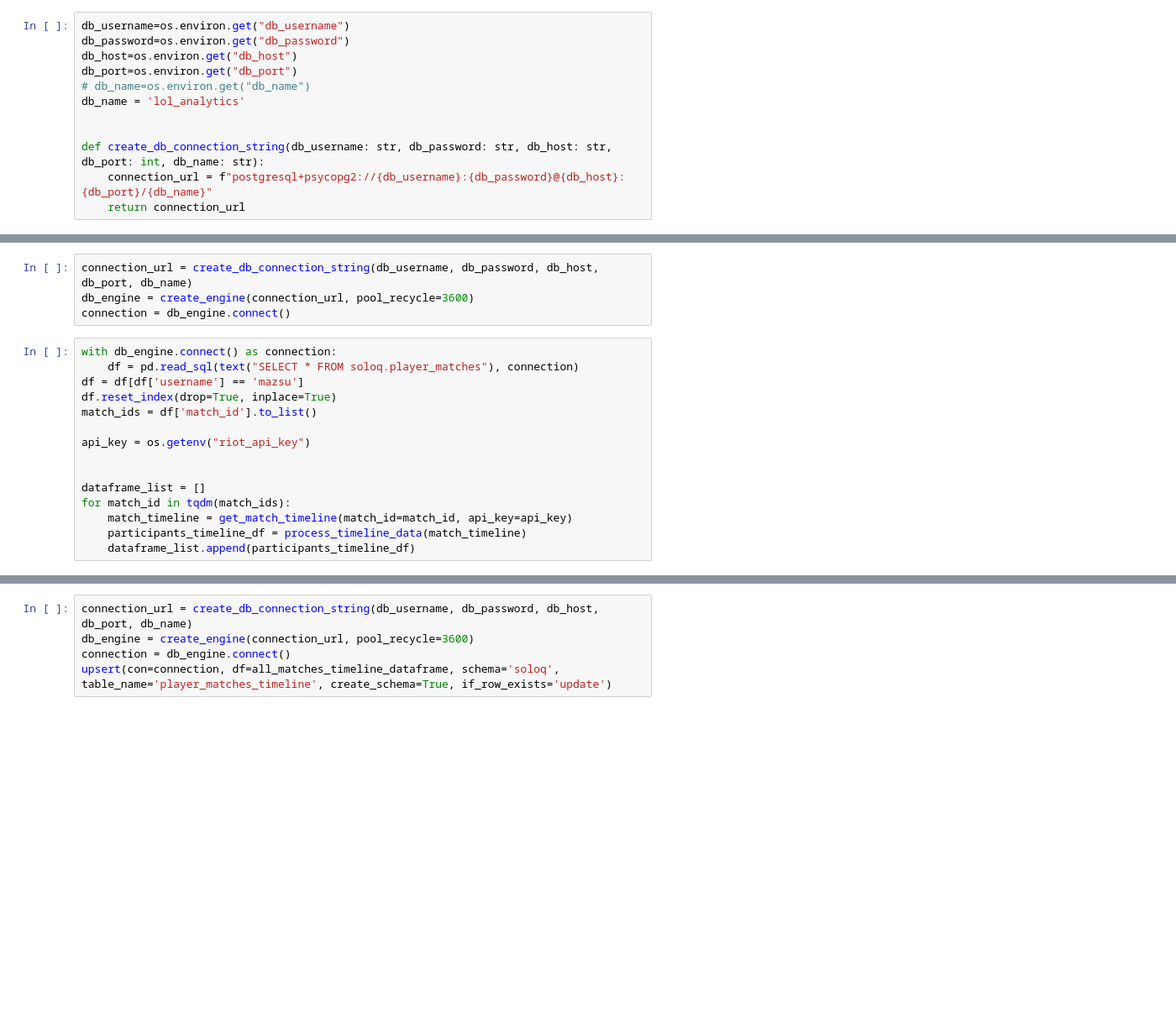
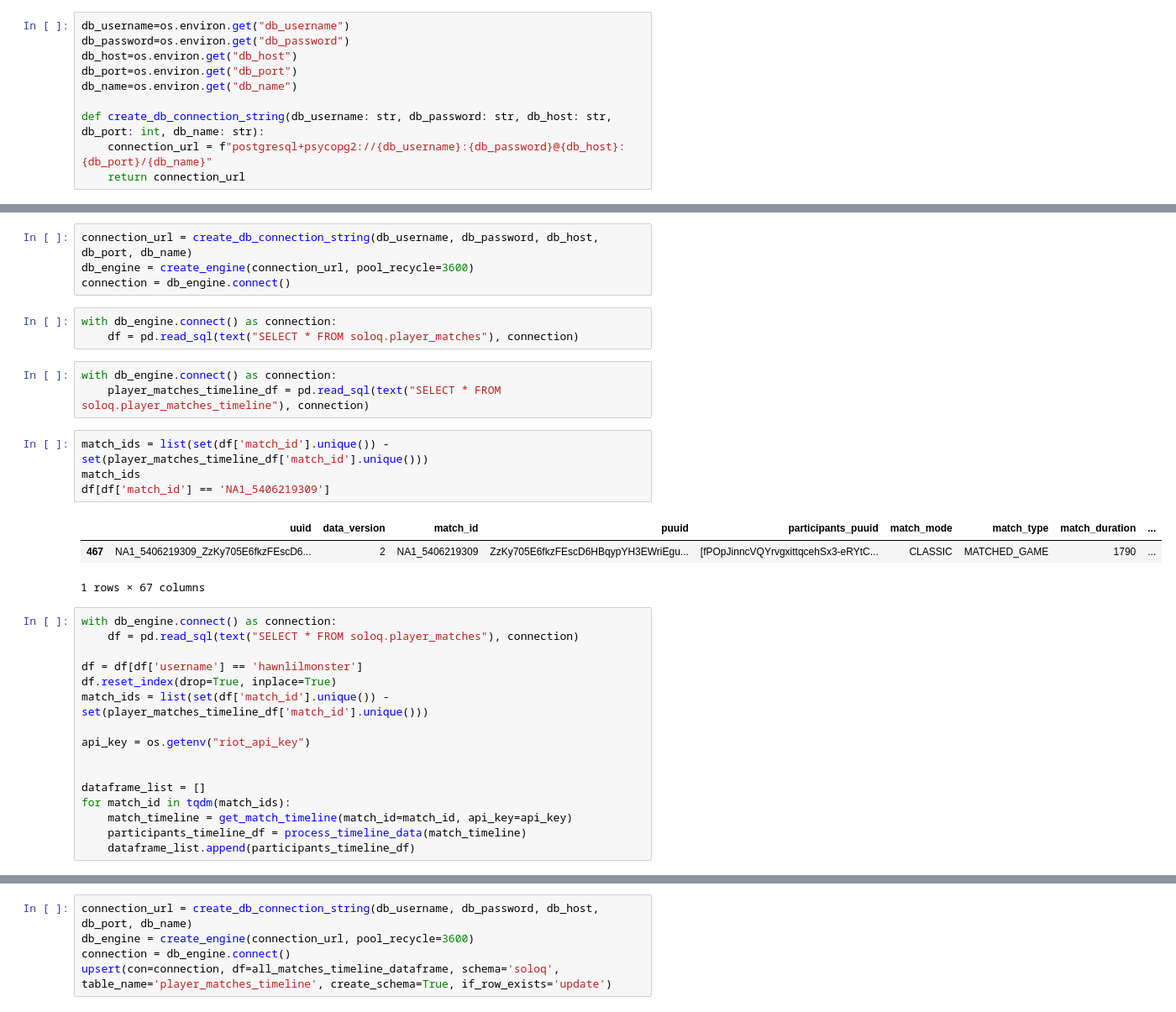
Before and after one commit to Brian-D-Dang/riot-spreadsheet-automator, a Jupyter notebook: match-timeline.ipynb, the cells around one changed output, grey strips where cells are left out. Shown at 84% size. Cells and saved outputs as stored; diff of their text form; blank space fills up the shorter version.

```diff
--- a/match-timeline.ipynb
+++ b/match-timeline.ipynb
@@ -19,9 +19,7 @@ db_username=os.environ.get("db_username")
 db_password=os.environ.get("db_password")
 db_host=os.environ.get("db_host")
 db_port=os.environ.get("db_port")
-# db_name=os.environ.get("db_name")
-db_name = 'lol_analytics'
-
+db_name=os.environ.get("db_name")
 
 def create_db_connection_string(db_username: str, db_password: str, db_host: str, db_port: int, db_name: str):
     connection_url = f"postgresql+psycopg2://{db_username}:{db_password}@{db_host}:{db_port}/{db_name}"
@@ -96,12 +85,27 @@ def process_timeline_data(match_timeline):
 connection_url = create_db_connection_string(db_username, db_password, db_host, db_port, db_name)
 db_engine = create_engine(connection_url, pool_recycle=3600)
 connection = db_engine.connect()
+# %%
+with db_engine.connect() as connection:
+    df = pd.read_sql(text("SELECT * FROM soloq.player_matches"), connection)
+# %%
+with db_engine.connect() as connection:
+    player_matches_timeline_df = pd.read_sql(text("SELECT * FROM soloq.player_matches_timeline"), connection)
+# %%
+match_ids = list(set(df['match_id'].unique()) - set(player_matches_timeline_df['match_id'].unique()))
+match_ids
+df[df['match_id'] == 'NA1_5406219309']
+# %% [output]
+|  | uuid | data_version | match_id | puuid | participants_puuid | match_mode | match_type | match_duration | ... |
+| 467 | NA1_5406219309_ZzKy705E6fkzFEscD6... | 2 | NA1_5406219309 | ZzKy705E6fkzFEscD6HBqypYH3EWriEgu... | [fPOpJinncVQYrvgxittqcehSx3-eRYtC... | CLASSIC | MATCHED_GAME | 1790 | ... |
+1 rows × 67 columns
 # %%
 with db_engine.connect() as connection:
     df = pd.read_sql(text("SELECT * FROM soloq.player_matches"), connection)
-df = df[df['username'] == 'mazsu']
+
+df = df[df['username'] == 'hawnlilmonster']
 df.reset_index(drop=True, inplace=True)
-match_ids = df['match_id'].to_list()
+match_ids = list(set(df['match_id'].unique()) - set(player_matches_timeline_df['match_id'].unique()))
 
 api_key = os.getenv("riot_api_key")
 
```
Also changed, not shown: parts of 2 cells of this notebook, 3 other files.
